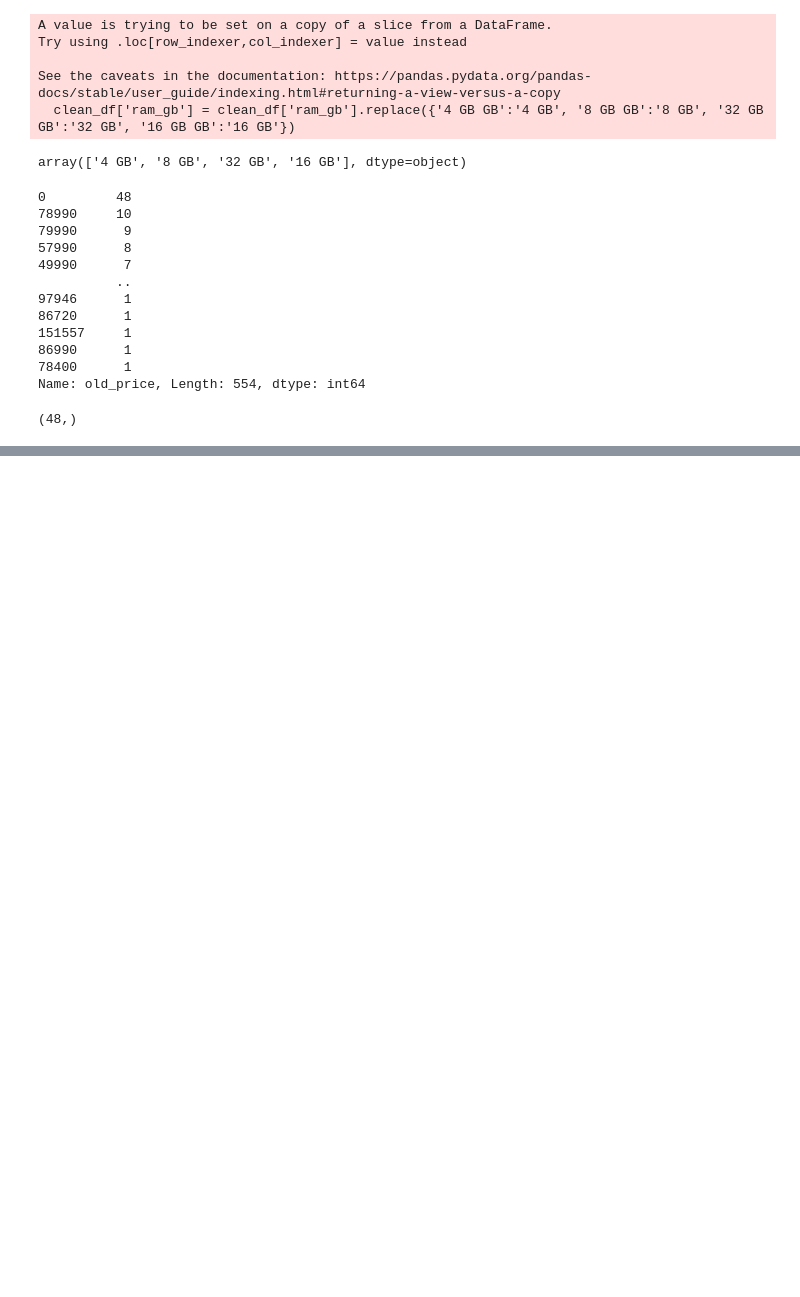
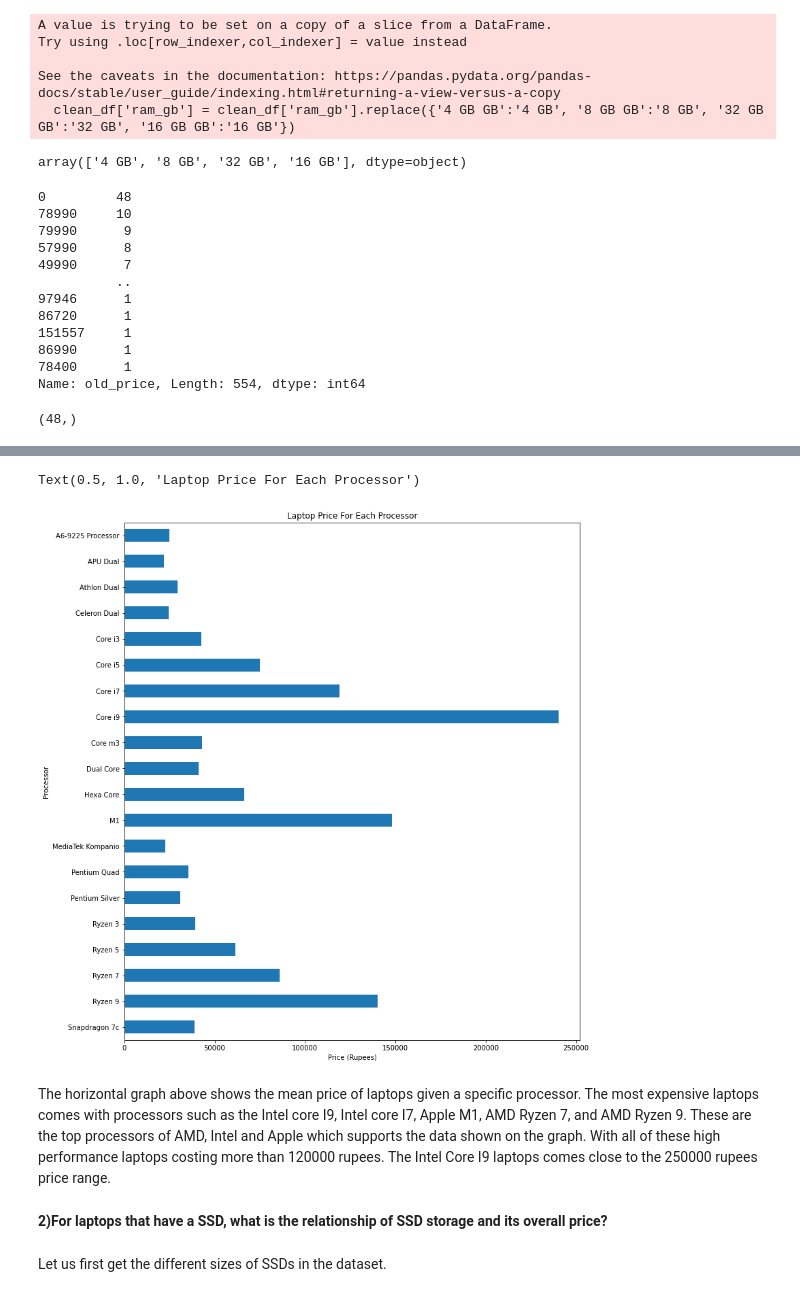
Before and after one commit to AureliusLim/csmodel-phase1, a Jupyter notebook: main_notebook.ipynb, the cells around one changed output, grey strips where cells are left out. Saved outputs shown, nothing was run; the diff lists cells and outputs as text; code cells hidden in the pictures; blank space fills up the shorter version.

```diff
--- a/main_notebook.ipynb
+++ b/main_notebook.ipynb
@@ -184,0 +212,18 @@ clean_df.to_csv('laptop_cleaned.csv')
+# %%
+mean_df = clean_df.groupby("processor_name").agg({"latest_price": ["mean"]})
+# %%
+mean_df = mean_df.squeeze()
+mean_df
+mean_df.plot.barh(figsize=(12,14)).invert_yaxis()
+plt.ylabel('Processor')
+plt.xlabel('Price (Rupees)')
+plt.title('Laptop Price For Each Processor')
+# %% [output]
+Text(0.5, 1.0, 'Laptop Price For Each Processor')
+[figure, added]
+# %% [markdown]
+The horizontal graph above shows the mean price of laptops given a specific processor. The most expensive laptops comes with processors such as the Intel core I9, Intel core I7, Apple M1, AMD Ryzen 7, and AMD Ryzen 9. These are the top processors of AMD, Intel and Apple which supports the data shown on the graph. With all of these high performance laptops costing more than 120000 rupees. The Intel Core I9 laptops comes close to the 250000 rupees price range.
+# %% [markdown]
+**2)For laptops that have a SSD, what is the relationship of SSD storage and its overall price?**
+# %% [markdown]
+Let us first get the different sizes of SSDs in the dataset.
```
Also changed, not shown: parts of 12 cells of this notebook.
